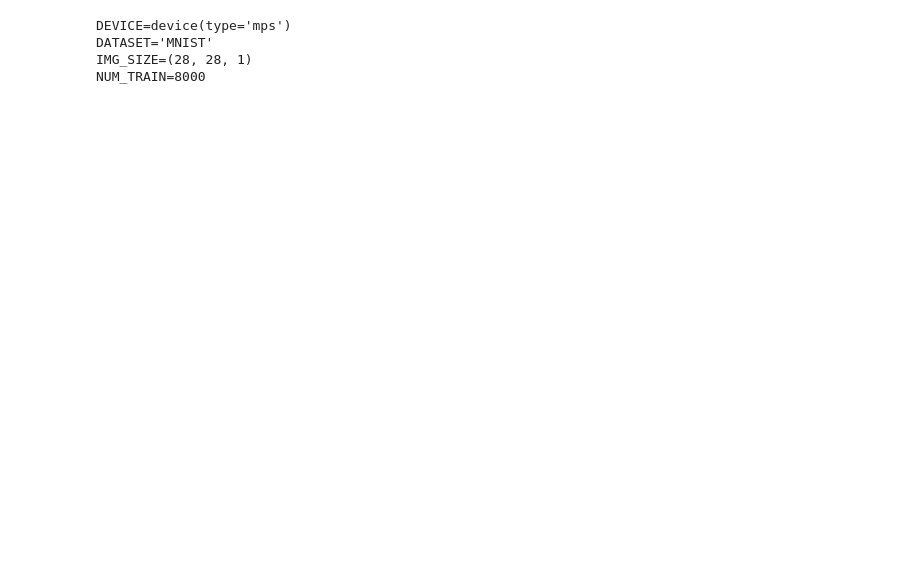
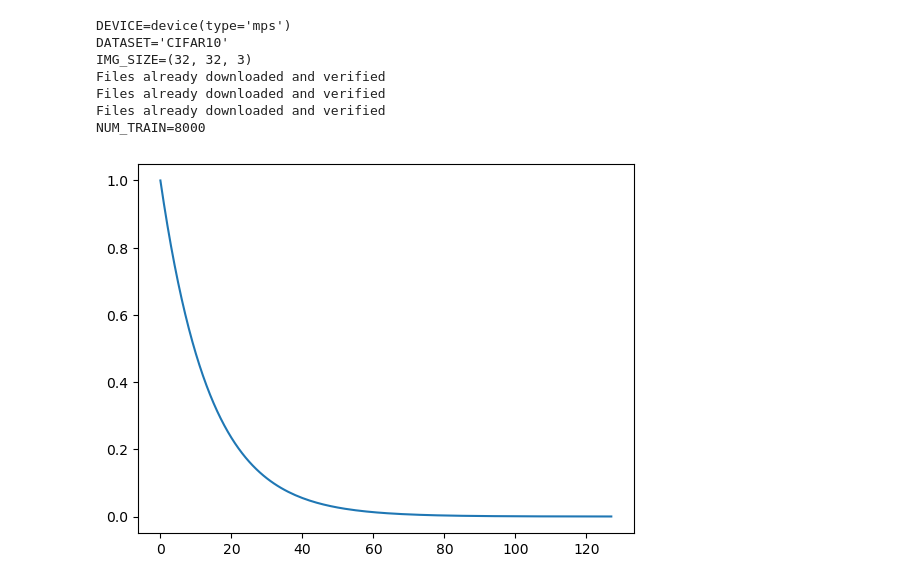
Before and after one commit to mysterytony/cs231n_project, a Jupyter notebook: ddpm.ipynb, the cells around one changed output. Cells and saved outputs as stored; diff of their text form; code cells hidden in the pictures; blank space fills up the shorter version.

```diff
--- a/ddpm.ipynb
+++ b/ddpm.ipynb
@@ -29,11 +34,12 @@ elif torch.backends.mps.is_available():
     DEVICE = torch.device('mps')
 else:
     DEVICE = torch.device('cpu')
+
 print(f'{DEVICE=}')
 
 # hyper param
 
-DATASET = 'MNIST' # or MNIST
+DATASET = 'CIFAR10' # CIFAR10 or MNIST
 print(f'{DATASET=}')
 if DATASET == 'MNIST':
     IMG_SIZE = (28, 28, 1)
@@ -56,7 +62,8 @@ N_EPOCH = 5
 # prepare data
 
 dataset_path = './datasets'
-transform = transforms.Compose([transforms.ToTensor()]) # TODO: try subtract mean & div by std
+# transform = transforms.Compose([transforms.ToTensor()]) # TODO: try subtract mean & div by std
+transform = v2.Compose([v2.ToImage(), v2.ToDtype(torch.uint8, scale=False)])
 train_dataset = DATASET(dataset_path, transform=transform,
                       train=True, download=True)
 eval_dataset = DATASET(dataset_path, transform=transform,
@@ -68,6 +75,12 @@ NUM_DATASET = 10000 # use a smaller dataset
 NUM_TRAIN = int(NUM_DATASET * 0.8)
 train_loader = DataLoader(dataset=train_dataset, batch_size=BATCH_SIZE,
                           sampler=sampler.SubsetRandomSampler(range(NUM_TRAIN)))
+train_sample = list(train_loader)[0][0]
+
+# print(train_dataset.data.type())
+# print(train_dataset.data.float().mean(), train_dataset.data.min(), train_dataset.data.max(), train_dataset.data.shape)
+# print(train_sample.mean(), train_sample.min(), train_sample.max(), train_sample.shape)
+
 eval_loader = DataLoader(dataset=eval_dataset, batch_size=BATCH_SIZE,
                           sampler=sampler.SubsetRandomSampler(range(NUM_TRAIN, NUM_DATASET)))
 test_loader = DataLoader(dataset=test_dataset,  batch_size=BATCH_SIZE)
@@ -75,9 +88,23 @@ test_loader = DataLoader(dataset=test_dataset,  batch_size=BATCH_SIZE)
 print(f'{NUM_TRAIN=}')
 # %% [output]
 DEVICE=device(type='mps')
-DATASET='MNIST'
-IMG_SIZE=(28, 28, 1)
+DATASET='CIFAR10'
+IMG_SIZE=(32, 32, 3)
+Files already downloaded and verified
+Files already downloaded and verified
+Files already downloaded and verified
 NUM_TRAIN=8000
+# %%
+dim = 256
+half_dim = dim // 2
+emb = math.log(10000) / (half_dim - 1)
+emb = torch.exp(torch.arange(half_dim) * -emb)
+plt.plot(emb)
+plt.show()
+        # emb = x[:, None] * emb[None, :]
+        # emb = torch.cat((emb.sin(), emb.cos()), dim=-1)
+# %% [output]
+[figure, added]
 # %%
 # not in use yet
 class UNet(nn.Module):
```
Also changed, not shown: parts of 11 cells of this notebook.
